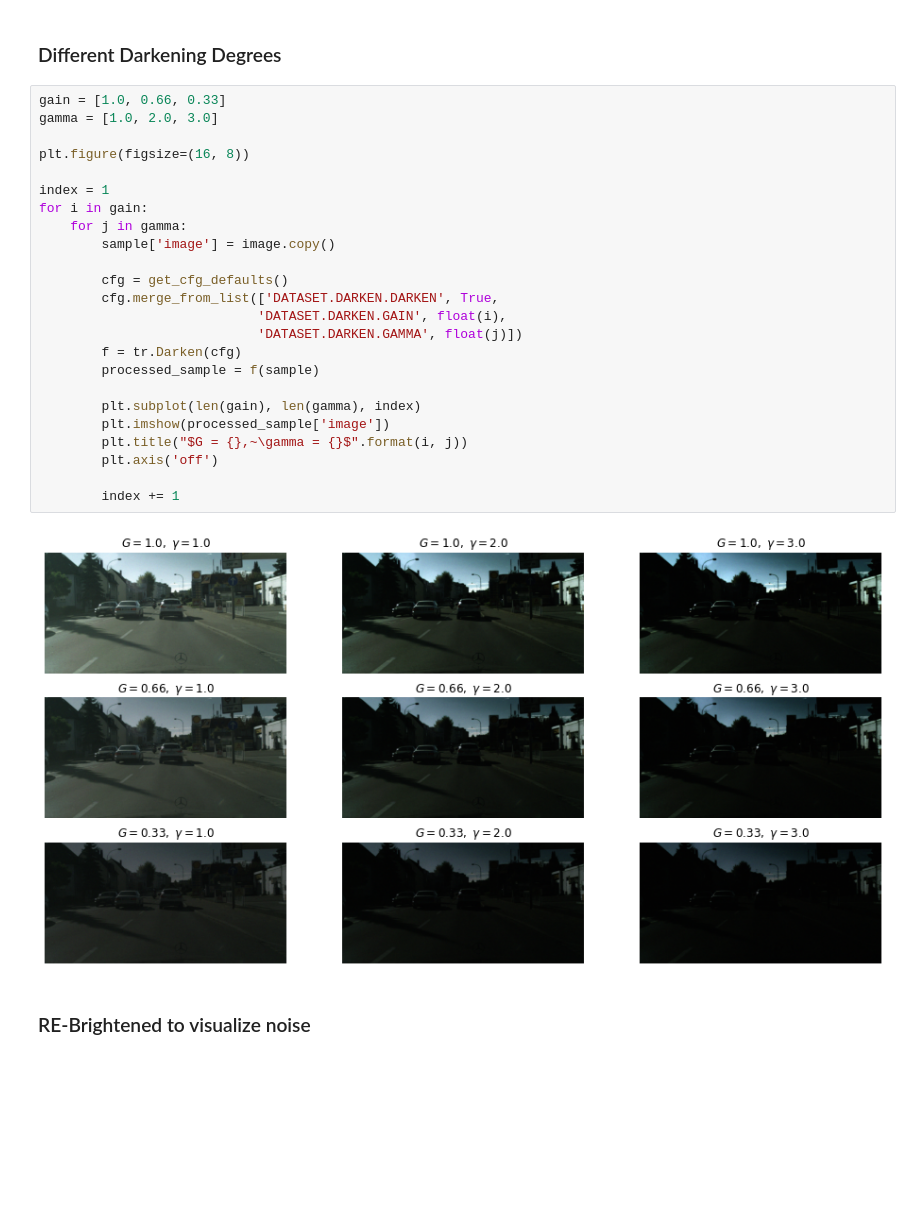
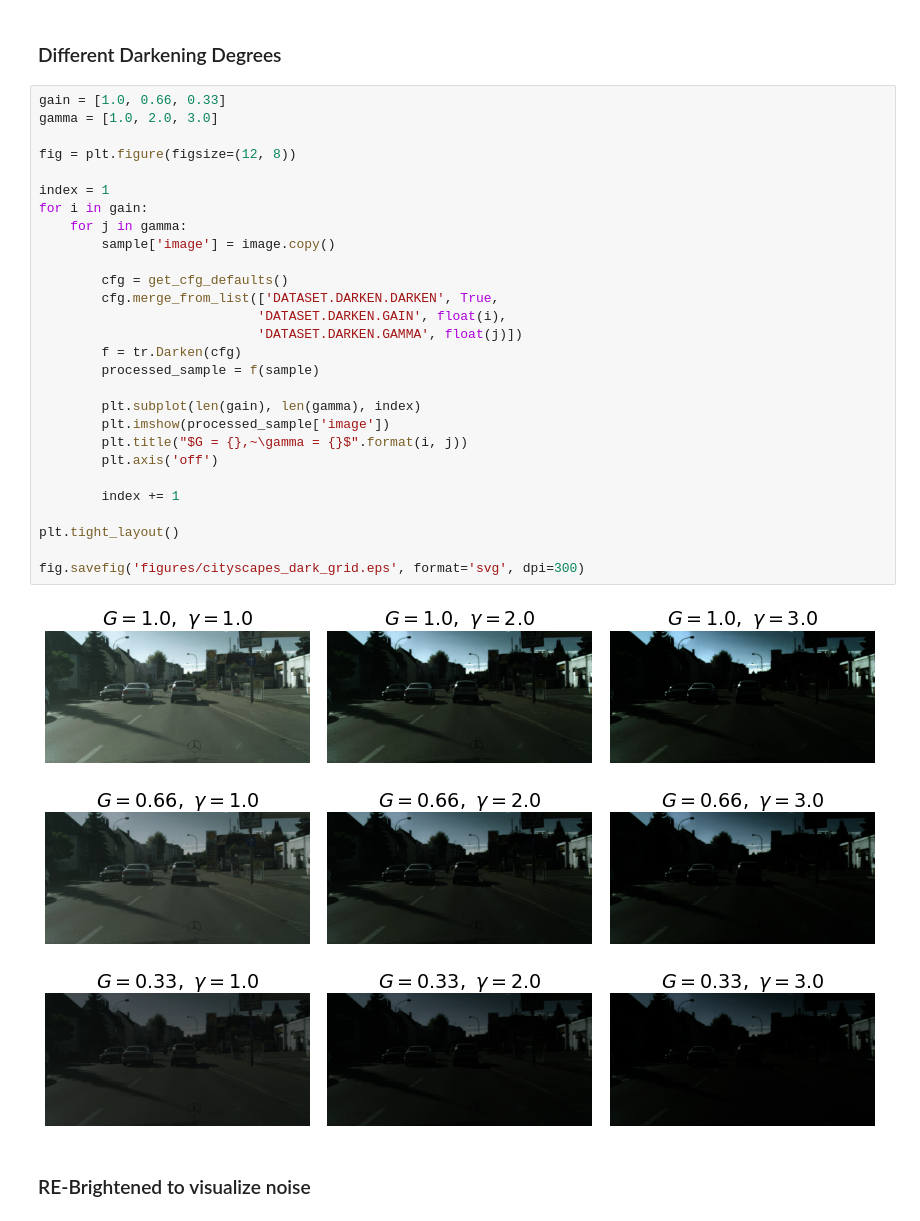
Before and after one commit to crmauceri/pytorch-deeplab-xception, a Jupyter notebook: visualization_scripts/Test_Degree_of_Darkness.ipynb, the cells around one changed output. Drawn from its saved outputs; the diff is of its cells as text; blank space fills up the shorter version.

Commit message:
Figure updates

```diff
--- a/visualization_scripts/Test_Degree_of_Darkness.ipynb
+++ b/visualization_scripts/Test_Degree_of_Darkness.ipynb
@@ -41,29 +46,33 @@ Text(0.5, 1.0, 'Original')
 # %%
 gain = [1.0, 0.66, 0.33]
 gamma = [1.0, 2.0, 3.0]
 
-plt.figure(figsize=(16, 8))
+fig = plt.figure(figsize=(12, 8))
 
 index = 1
 for i in gain:
     for j in gamma:
         sample['image'] = image.copy()
 
         cfg = get_cfg_defaults()
         cfg.merge_from_list(['DATASET.DARKEN.DARKEN', True,
                             'DATASET.DARKEN.GAIN', float(i),
                             'DATASET.DARKEN.GAMMA', float(j)])
         f = tr.Darken(cfg)
         processed_sample = f(sample)
 
         plt.subplot(len(gain), len(gamma), index)
         plt.imshow(processed_sample['image'])
         plt.title("$G = {},~\gamma = {}$".format(i, j))
         plt.axis('off')
 
         index += 1
+
+plt.tight_layout()
+
+fig.savefig('figures/cityscapes_dark_grid.eps', format='svg', dpi=300)
 # %% [output]
-[figure, old version]
+[figure, new version]
 # %% [markdown]
 ### RE-Brightened to visualize noise
 # %%
```
Also changed, not shown: parts of 10 cells of this notebook, 5 other files.
